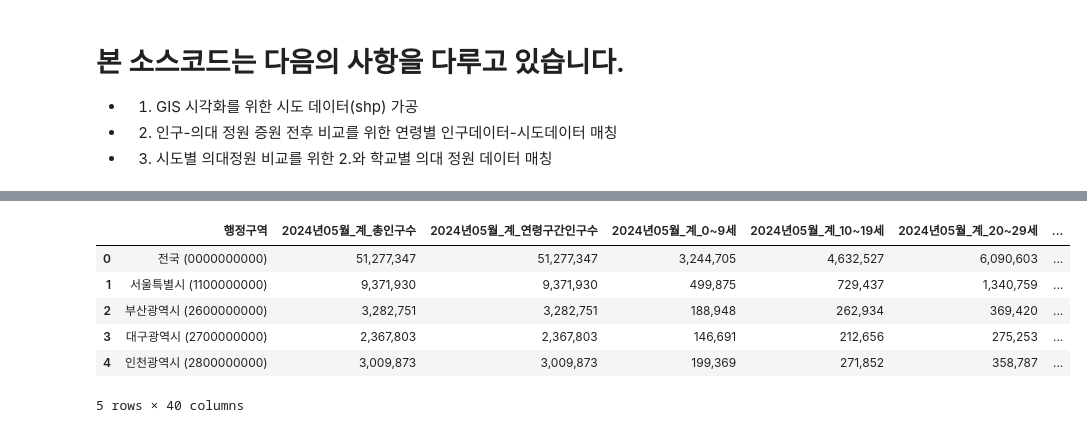
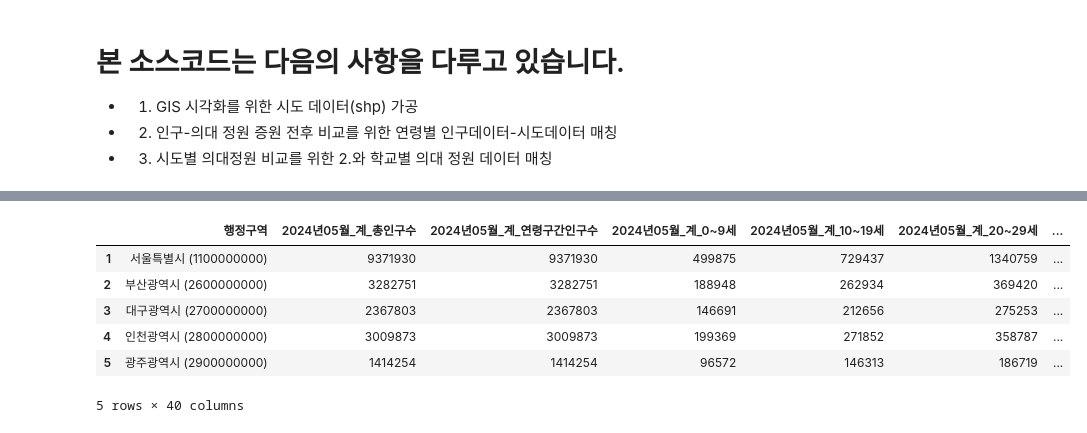
Before and after one commit to rnjsrlgns0/-GIS-Based-Visualization-of-Medical-School-Quota-Expansion, a Jupyter notebook: 소스코드/preprocessing_GIS_pop.ipynb, the cells around one changed output, grey strips where cells are left out. Cells and saved outputs as stored; diff of their text form; code cells hidden in the pictures.

```diff
--- a/소스코드/preprocessing_GIS_pop.ipynb
+++ b/소스코드/preprocessing_GIS_pop.ipynb
@@ -23,14 +30,16 @@ gdf.head()
 # %%
 #시도별/연령별 인구데이터
 df_pop = pd.read_csv('../202405_202405_연령별인구현황_월간.csv',
                       encoding = 'cp949',
                       thousands= ',')
+#최상단의 전국단위 제거
+df_pop = df_pop.iloc[1:,:]
 df_pop.head()
 # %% [output]
 |  | 행정구역 | 2024년05월_계_총인구수 | 2024년05월_계_연령구간인구수 | 2024년05월_계_0~9세 | 2024년05월_계_10~19세 | 2024년05월_계_20~29세 | ... |
-| 0 | 전국 (0000000000) | 51,277,347 | 51,277,347 | 3,244,705 | 4,632,527 | 6,090,603 | ... |
-| 1 | 서울특별시 (1100000000) | 9,371,930 | 9,371,930 | 499,875 | 729,437 | 1,340,759 | ... |
-| 2 | 부산광역시 (2600000000) | 3,282,751 | 3,282,751 | 188,948 | 262,934 | 369,420 | ... |
-| 3 | 대구광역시 (2700000000) | 2,367,803 | 2,367,803 | 146,691 | 212,656 | 275,253 | ... |
-| 4 | 인천광역시 (2800000000) | 3,009,873 | 3,009,873 | 199,369 | 271,852 | 358,787 | ... |
+| 1 | 서울특별시 (1100000000) | 9371930 | 9371930 | 499875 | 729437 | 1340759 | ... |
+| 2 | 부산광역시 (2600000000) | 3282751 | 3282751 | 188948 | 262934 | 369420 | ... |
+| 3 | 대구광역시 (2700000000) | 2367803 | 2367803 | 146691 | 212656 | 275253 | ... |
+| 4 | 인천광역시 (2800000000) | 3009873 | 3009873 | 199369 | 271852 | 358787 | ... |
+| 5 | 광주광역시 (2900000000) | 1414254 | 1414254 | 96572 | 146313 | 186719 | ... |
 5 rows × 40 columns
```
Also changed, not shown: parts of 15 cells of this notebook, 1 other file.
